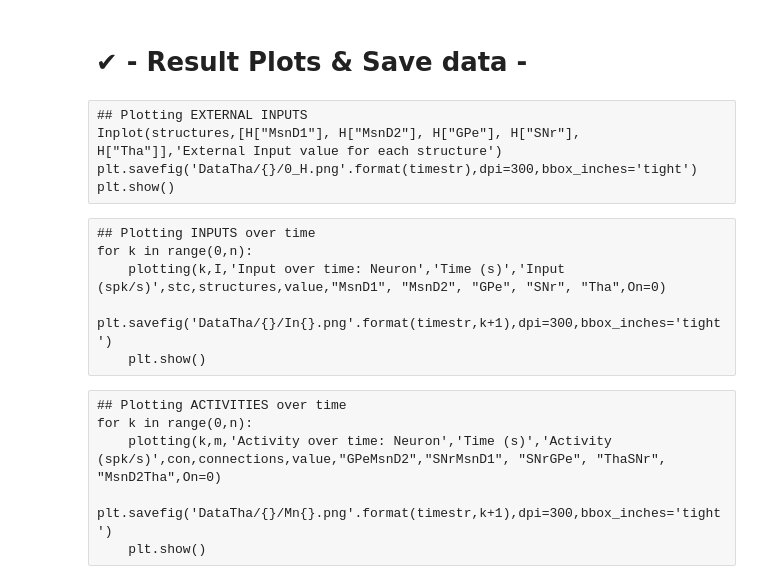
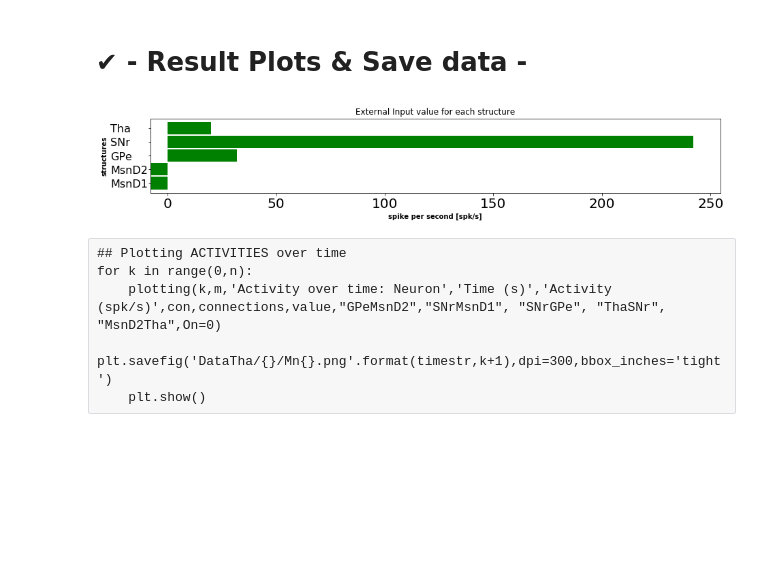
Before and after one commit to YacineOb/BasalGangliaModel2017, a Jupyter notebook: Basal_Ganglia_Model_THA_OK-Copy1.ipynb, the cells around one changed output. Saved outputs shown, nothing was run; the diff lists cells and outputs as text; code cells hidden in the pictures; blank space fills up the shorter version.

```diff
--- a/Basal_Ganglia_Model_THA_OK-Copy1.ipynb
+++ b/Basal_Ganglia_Model_THA_OK-Copy1.ipynb
@@ -14 +10,7 @@ import scipy.stats as stats
+# %%
+from matplotlib import pyplot as plt        # Utility: for the plots, using "plt" extension.
+import matplotlib                           # Utility: imported to enhance the ticks & labelsize of all plots.
+matplotlib.rc('xtick', labelsize=20)        # Utility: enhance x-ticks visibility.
+matplotlib.rc('ytick', labelsize=20)        # Utility: enhance y-ticks visibility.
+plt.rcParams["axes.labelweight"] = "bold"   # Utility: axis label made bold (better visibility).
 # %% [markdown]
@@ -132,0 +65,33 @@ def data_dir(dir="os.getcwd()"):            # will create the files needed to st
+# %%
+ ## Plot the external Inputs in an horizontal bar chart plot
+
+def Inplot(x,data,title):
+
+    """ Make an histogram of a set of data given (2nd argument). The first argument 'structure' is
+    the structures we want to represent(array). the 3rd argument is the title of the plot(string).
+
+    """
+
+
+    ind  =    np.arange(len(data))                                      # number of groups
+    fig  =    plt.figure()                                              # set the frame plot
+    ax   =    plt.subplot(111)                                          # set the subplot
+
+    ax.barh(ind, data, 0.899,color='g')                                 # Plotting the data with bar
+    ax.set_yticks(ind)                                                  # name the y-axis label
+
+    r    =    ax.set_yticklabels(x, ha = 'left',fontsize = 16)
+    fig.set_size_inches(15, 2, forward=True)
+
+    plt.draw()
+    yax  =    ax.get_yaxis()
+    pad  =    max(T.label.get_window_extent().width for T in yax.majorTicks)
+    yax.set_tick_params(pad=pad,)
+
+
+    plt.xlabel('spike per second [spk/s]')                                    # Set the x-axis label
+    plt.ylabel('structures')                                                  # Set the y-axis label
+    plt.title('External Input value for each structure')                      # Set the plot title
+
+    plt.savefig('DataTha/{}/0_H.png'.format(timestr),dpi=72,bbox_inches='tight') # Save figure (72 DPi) in timestr
+                                                                                 # folder (Cf. Data_dir function)
@@ -348,17 +404,13 @@ datax={'Weight':G,'Delay':D,'tau':tau,'Noise':N,'BasalActivity':M,'ConnexProba':
 
 with open('DataTha/{}/0_Parameters.json'.format(timestr),'w') as f: # save the parameters used during the simulation
             json.dump(datax, f)
-# %% [raw]
-## Plotting EXTERNAL INPUTS
-Inplot(structures,[H["MsnD1"], H["MsnD2"], H["GPe"], H["SNr"], H["Tha"]],'External Input value for each structure')
-plt.savefig('DataTha/{}/0_H.png'.format(timestr),dpi=300,bbox_inches='tight')
-plt.show()
-# %% [raw]
-## Plotting INPUTS over time
-for k in range(0,n):
-    plotting(k,I,'Input over time: Neuron','Time (s)','Input (spk/s)',stc,structures,value,"MsnD1", "MsnD2", "GPe", "SNr", "Tha",On=0)
-    plt.savefig('DataTha/{}/In{}.png'.format(timestr,k+1),dpi=300,bbox_inches='tight')
-    plt.show()
+# %%
+## Plotting EXTERNAL INPUTS
+Inplot(structures,[H["MsnD1"], H["MsnD2"], H["GPe"], H["SNr"], H["Tha"]],'External Input value for each structure')
+plt.savefig('DataTha/{}/0_H.png'.format(timestr),dpi=300,bbox_inches='tight')
+plt.show()
+# %% [output]
+[figure, added]
 # %% [raw]
 ## Plotting ACTIVITIES over time
 for k in range(0,n):
```
Also changed, not shown: parts of 29 cells of this notebook, 5 other files.
